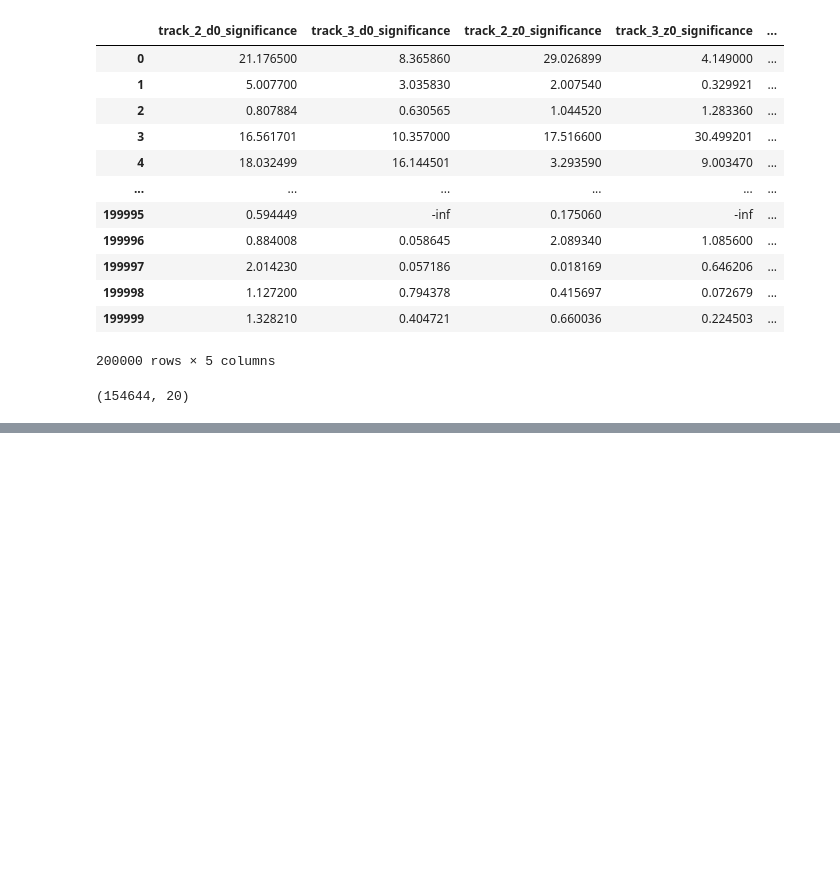
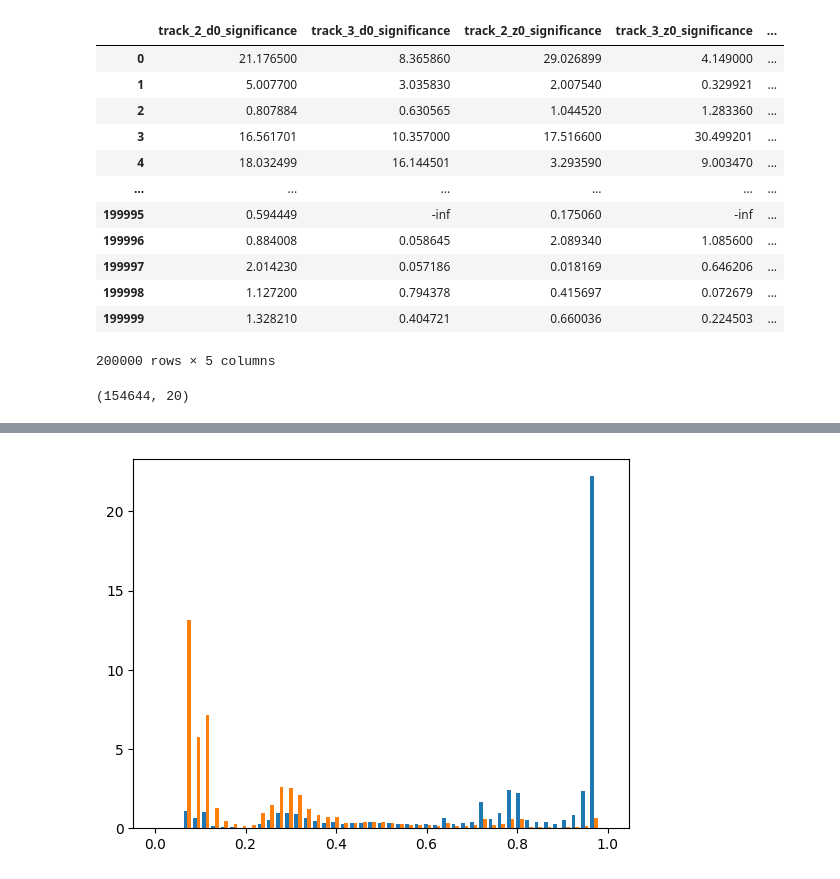
Before and after one commit to CarmellaLi/detecting-Higgs-w-ML, a Jupyter notebook: useDatasetTest100k.ipynb, the cells around one changed output, grey strips where cells are left out. Saved outputs shown, nothing was run; the diff lists cells and outputs as text; code cells hidden in the pictures; blank space fills up the shorter version.

```diff
--- a/useDatasetTest100k.ipynb
+++ b/useDatasetTest100k.ipynb
@@ -312,6 +336,18 @@ high_lev_x_train = high_lev_x[0:100000]
 high_lev_x_test = high_lev_x[100000:len(high_lev_x)]
 high_lev_y_train = high_lev_y[0:100000]
 high_lev_y_test = high_lev_y[100000:len(high_lev_y)]
+
+highlevelTest_b=[]
+highlevelTest_lf=[]
+
+for i in range(len(high_lev_y_test)):
+    if high_lev_y_test[i]==1:
+        highlevelTest_b.append(high_lev_x_test[i])
+    else:
+        highlevelTest_lf.append(high_lev_x_test[i])
+
+highlevelTest_b = torch.tensor(highlevelTest_b, dtype=torch.float32)
+highlevelTest_lf = torch.tensor(highlevelTest_lf, dtype=torch.float32)
 # %%
 high_lev_y_train = torch.tensor(high_lev_y, dtype=torch.float32).reshape(-1, 1)
 high_lev_y_test = torch.tensor(high_lev_y, dtype=torch.float32).reshape(-1, 1)
@@ -368,0 +395,9 @@ Accuracy 0.8336308002471924
+# %%
+true = simpleModel(highlevelTest_b)
+true=torch.flatten(true).tolist()
+false = simpleModel(highlevelTest_lf)
+false=torch.flatten(false).tolist()
+
+hlCounts,hlbins,_=plt.hist([true,false], bins=np.linspace(0,1,50), density=True)
+# %% [output]
+[figure, added]
```
Also changed, not shown: parts of 14 cells of this notebook.
